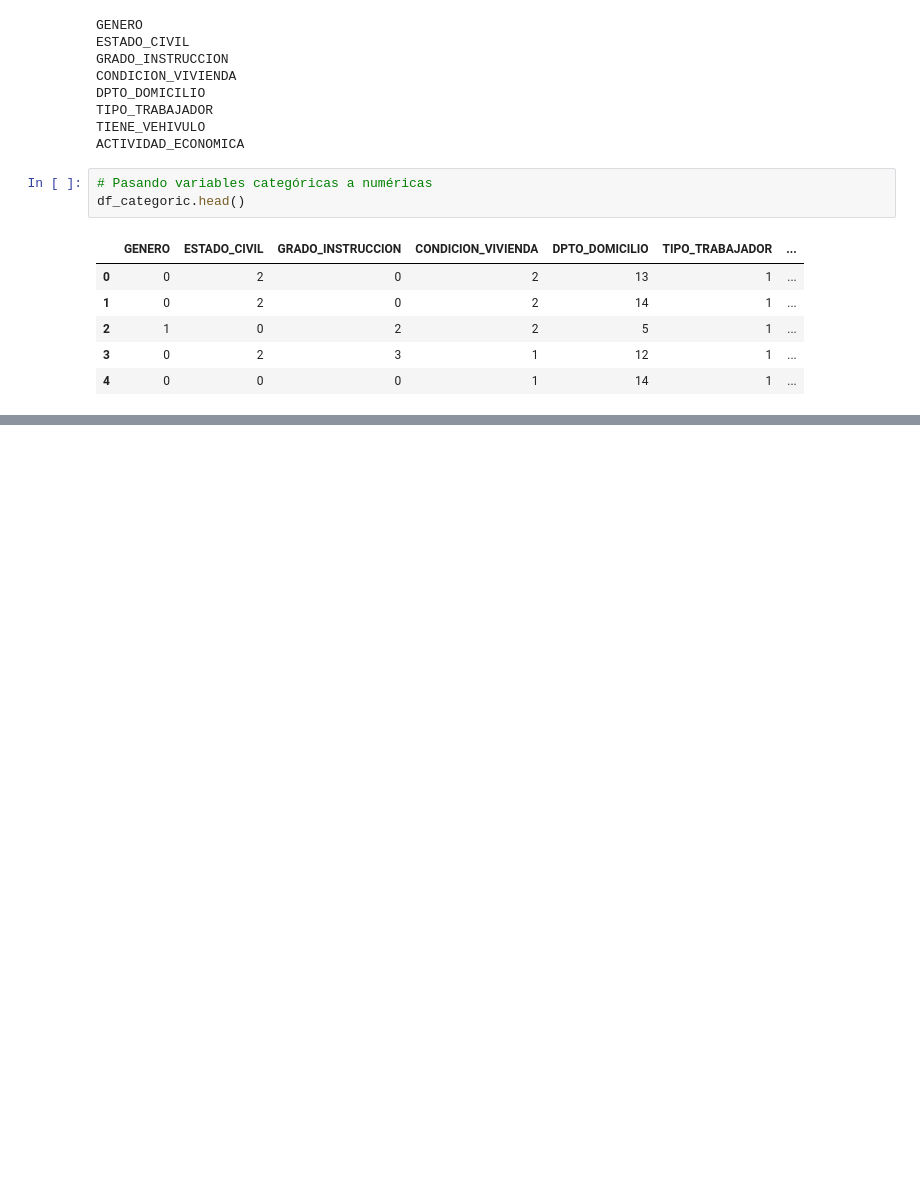
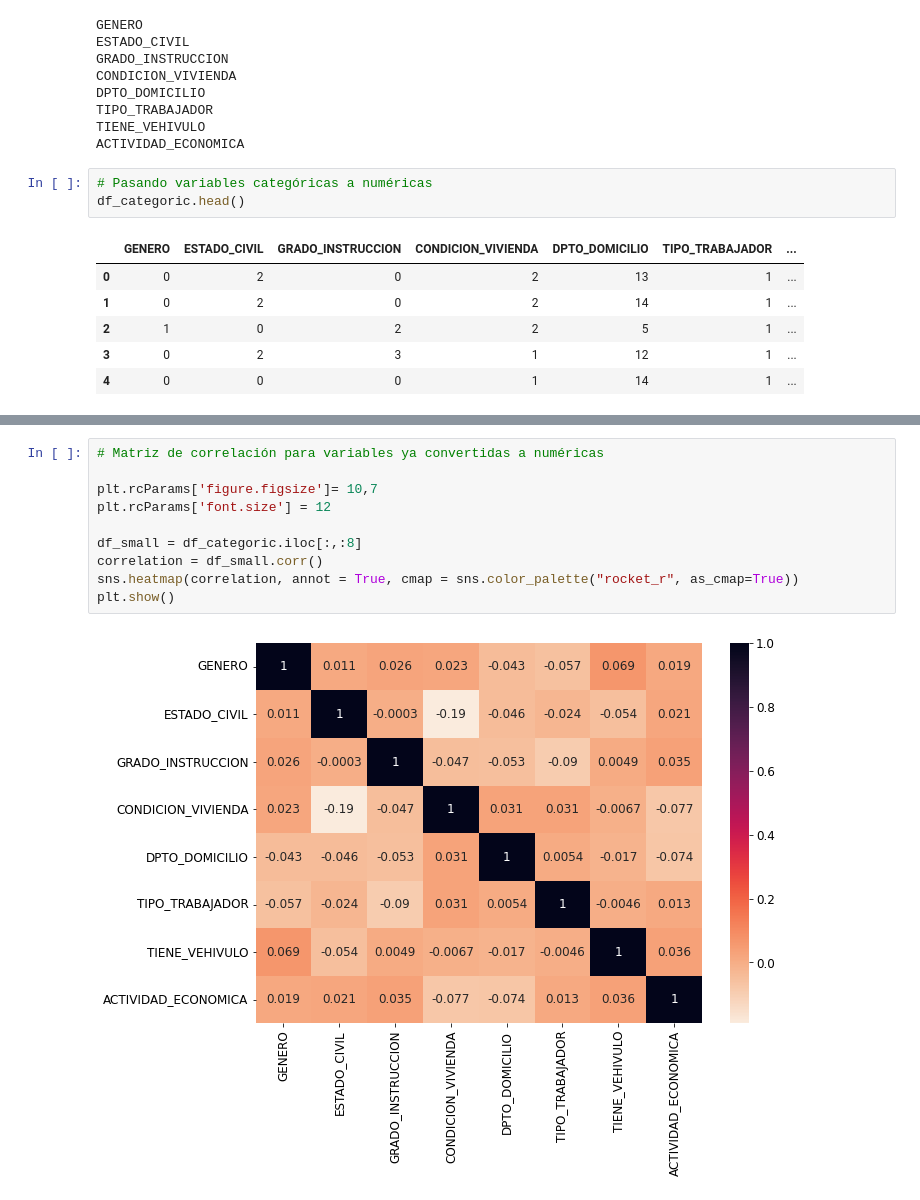
Before and after one commit to MiguelAngelTinocoArroyo/DataAnalytics, a Jupyter notebook: Source/Proyecto.ipynb, the cells around one changed output, grey strips where cells are left out. Drawn from its saved outputs; the diff is of its cells as text; blank space fills up the shorter version.

```diff
--- a/Source/Proyecto.ipynb
+++ b/Source/Proyecto.ipynb
@@ -424,0 +457,12 @@ df_categoric.head()
+# %%
+# Matriz de correlación para variables ya convertidas a numéricas
+
+plt.rcParams['figure.figsize']= 10,7
+plt.rcParams['font.size'] = 12
+
+df_small = df_categoric.iloc[:,:8]
+correlation = df_small.corr()
+sns.heatmap(correlation, annot = True, cmap = sns.color_palette("rocket_r", as_cmap=True))
+plt.show()
+# %% [output]
+[figure, added]
```
Also changed, not shown: parts of 10 cells of this notebook.
